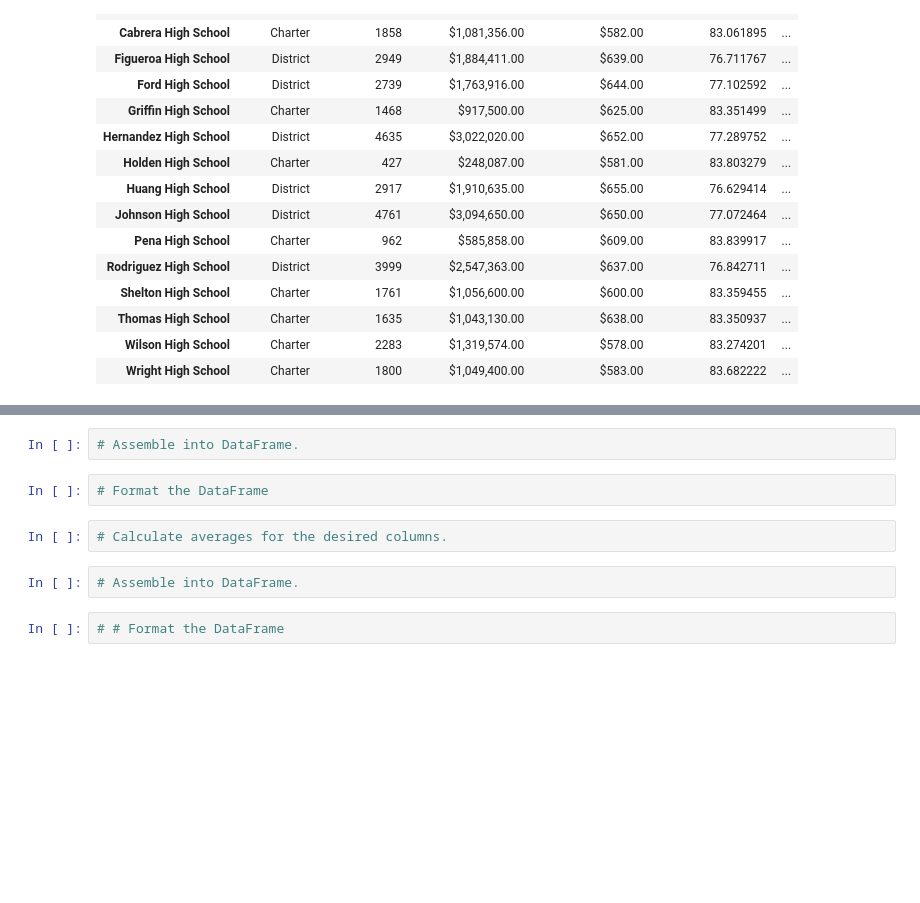
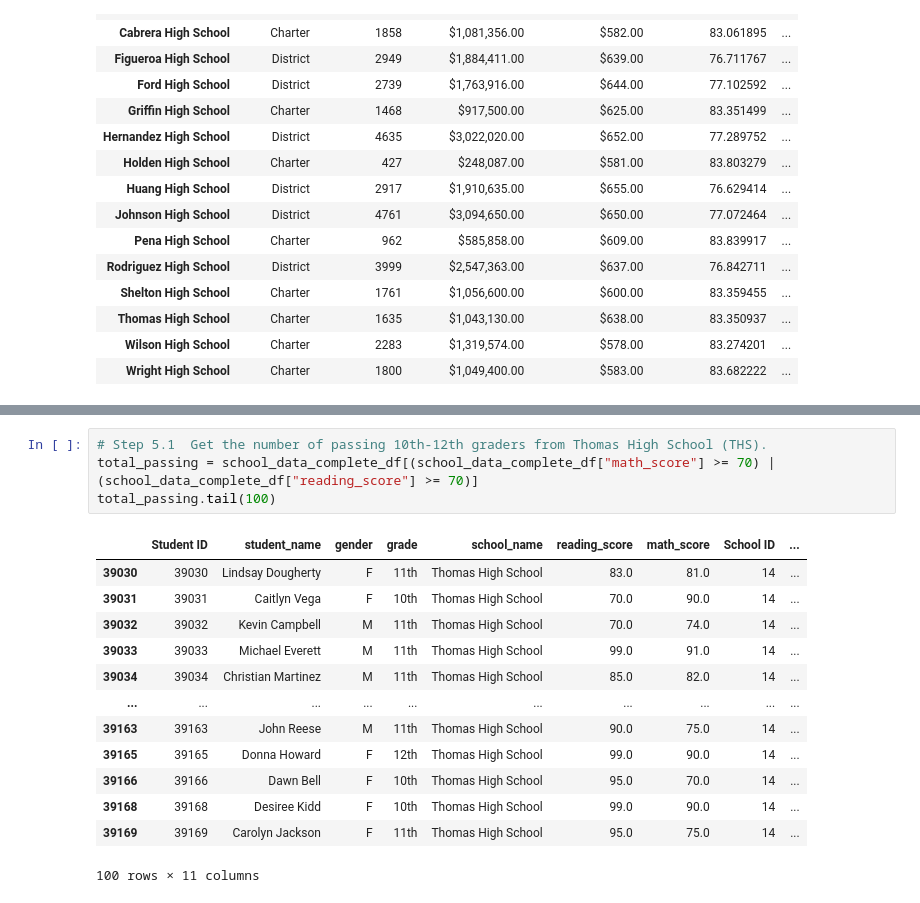
Before and after one commit to Ariannatopbjerg/School_District_Analysis, a Jupyter notebook: PyCitySchools_Challenge.ipynb, the cells around one changed output, grey strips where cells are left out. Cells and saved outputs as stored; diff of their text form; blank space fills up the shorter version.

```diff
--- a/PyCitySchools_Challenge.ipynb
+++ b/PyCitySchools_Challenge.ipynb
@@ -337,10 +253,18 @@ per_school_summary_df
-# %%
-# Assemble into DataFrame.
-# %%
-# Format the DataFrame
-# %%
-# Calculate averages for the desired columns.
-# %%
-# Assemble into DataFrame.
-# %%
-# # Format the DataFrame
+# %%
+# Step 5.1  Get the number of passing 10th-12th graders from Thomas High School (THS).
+total_passing = school_data_complete_df[(school_data_complete_df["math_score"] >= 70) | (school_data_complete_df["reading_score"] >= 70)]
+total_passing.tail(100)
+# %% [output]
+|  | Student ID | student_name | gender | grade | school_name | reading_score | math_score | School ID | ... |
+| 39030 | 39030 | Lindsay Dougherty | F | 11th | Thomas High School | 83.0 | 81.0 | 14 | ... |
+| 39031 | 39031 | Caitlyn Vega | F | 10th | Thomas High School | 70.0 | 90.0 | 14 | ... |
+| 39032 | 39032 | Kevin Campbell | M | 11th | Thomas High School | 70.0 | 74.0 | 14 | ... |
+| 39033 | 39033 | Michael Everett | M | 11th | Thomas High School | 99.0 | 91.0 | 14 | ... |
+| 39034 | 39034 | Christian Martinez | M | 11th | Thomas High School | 85.0 | 82.0 | 14 | ... |
+| ... | ... | ... | ... | ... | ... | ... | ... | ... | ... |
+| 39163 | 39163 | John Reese | M | 11th | Thomas High School | 90.0 | 75.0 | 14 | ... |
+| 39165 | 39165 | Donna Howard | F | 12th | Thomas High School | 99.0 | 90.0 | 14 | ... |
+| 39166 | 39166 | Dawn Bell | F | 10th | Thomas High School | 95.0 | 70.0 | 14 | ... |
+| 39168 | 39168 | Desiree Kidd | F | 10th | Thomas High School | 99.0 | 90.0 | 14 | ... |
+| 39169 | 39169 | Carolyn Jackson | F | 11th | Thomas High School | 95.0 | 75.0 | 14 | ... |
+100 rows × 11 columns
```
Also changed, not shown: parts of 57 cells of this notebook.
